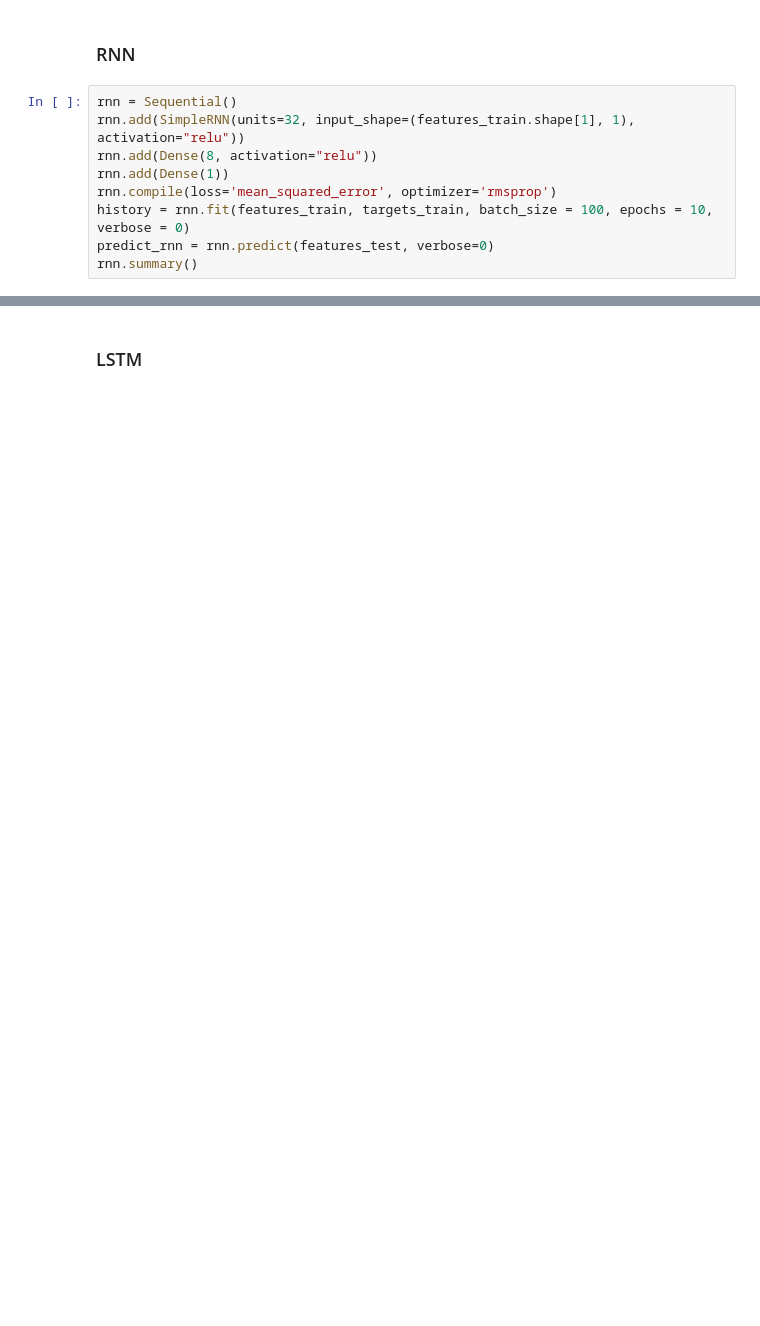
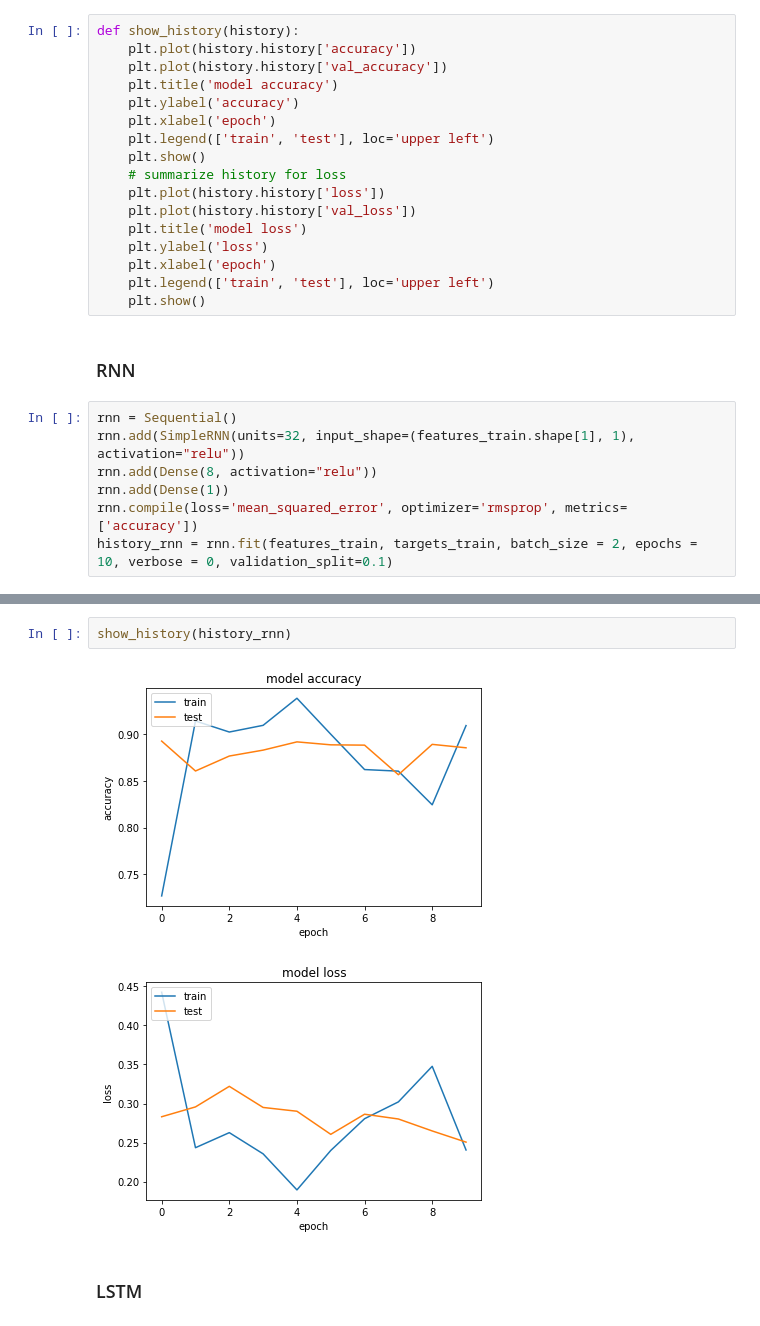
Before and after one commit to deborrrrrah/FFNN, a Jupyter notebook: Praktikum/IF4074_Praktikum1_13516044.ipynb, the cells around one changed output, grey strips where cells are left out. Drawn from its saved outputs; the diff is of its cells as text; blank space fills up the shorter version.

Commit message:
Add model loss and accuracy plot

```diff
--- a/Praktikum/IF4074_Praktikum1_13516044.ipynb
+++ b/Praktikum/IF4074_Praktikum1_13516044.ipynb
@@ -125,6 +125,23 @@ print (features_test.shape)
 (14989, 12, 1)
 # %% [markdown]
 ## Model
+# %%
+def show_history(history):
+    plt.plot(history.history['accuracy'])
+    plt.plot(history.history['val_accuracy'])
+    plt.title('model accuracy')
+    plt.ylabel('accuracy')
+    plt.xlabel('epoch')
+    plt.legend(['train', 'test'], loc='upper left')
+    plt.show()
+    # summarize history for loss
+    plt.plot(history.history['loss'])
+    plt.plot(history.history['val_loss'])
+    plt.title('model loss')
+    plt.ylabel('loss')
+    plt.xlabel('epoch')
+    plt.legend(['train', 'test'], loc='upper left')
+    plt.show()
 # %% [markdown]
 ### RNN
 # %%
@@ -132,7 +149,5 @@ rnn = Sequential()
 rnn.add(SimpleRNN(units=32, input_shape=(features_train.shape[1], 1), activation="relu"))
 rnn.add(Dense(8, activation="relu"))
 rnn.add(Dense(1))
-rnn.compile(loss='mean_squared_error', optimizer='rmsprop')
-history = rnn.fit(features_train, targets_train, batch_size = 100, epochs = 10, verbose = 0)
-predict_rnn = rnn.predict(features_test, verbose=0)
-rnn.summary()
+rnn.compile(loss='mean_squared_error', optimizer='rmsprop', metrics=['accuracy'])
+history_rnn = rnn.fit(features_train, targets_train, batch_size = 2, epochs = 10, verbose = 0, validation_split=0.1)
@@ -164,3 +172,8 @@ array([[3.],
+# %%
+show_history(history_rnn)
+# %% [output]
+[figure, added]
+[figure, added]
 # %% [markdown]
 ### LSTM
 # %%
```
Also changed, not shown: parts of 10 cells of this notebook.
